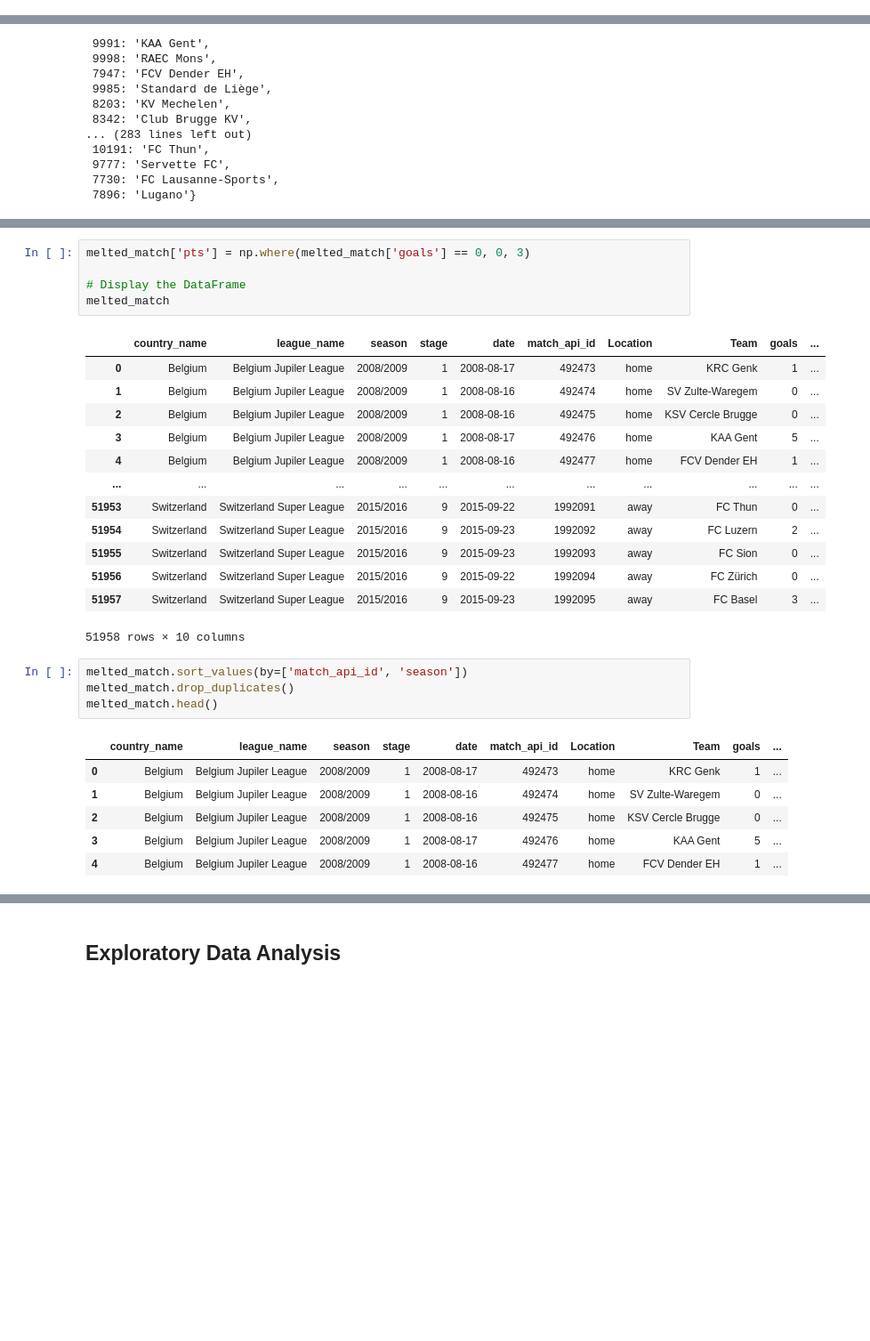
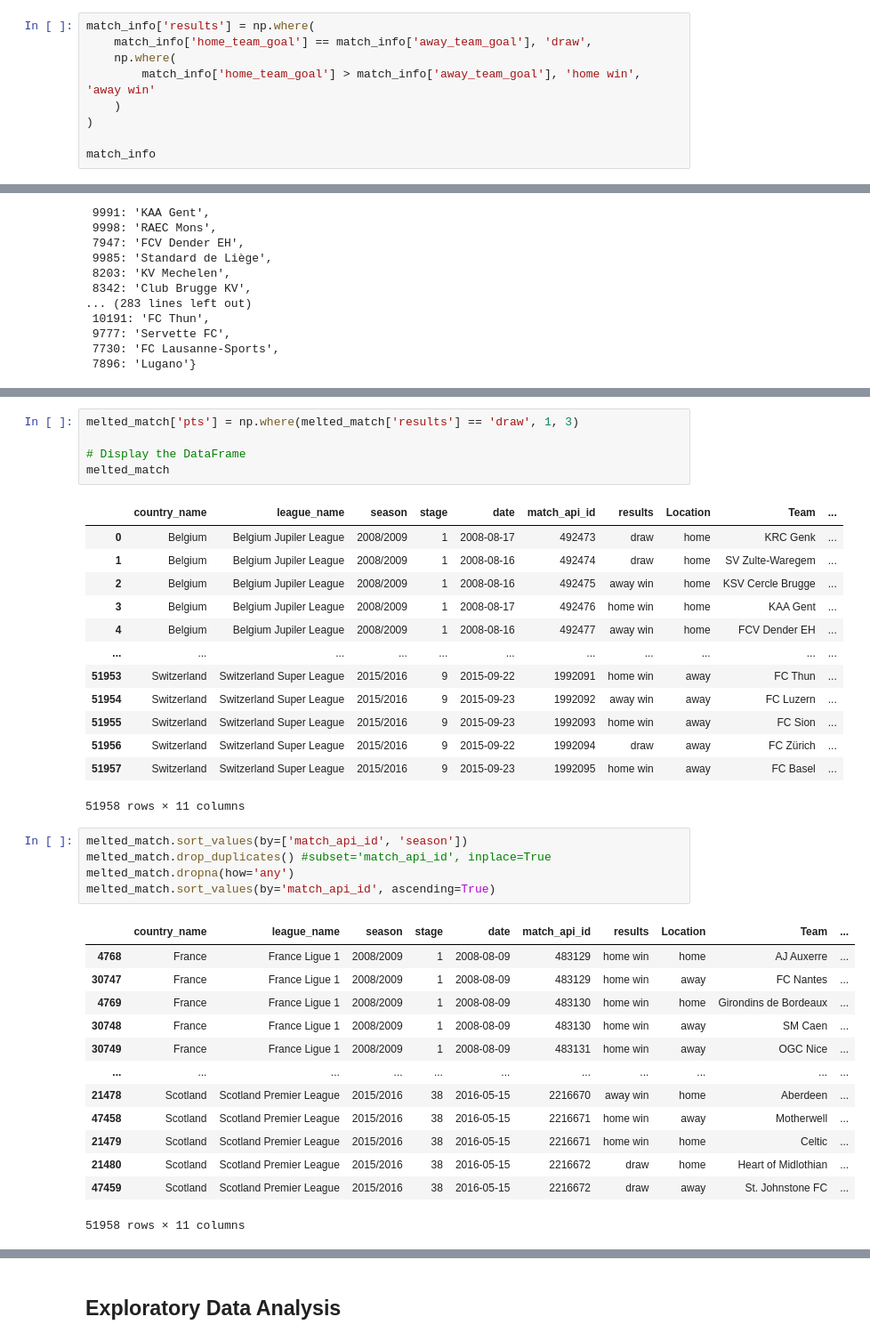
Before and after one commit to Daviedavie100/Investigating_dataset_project, a Jupyter notebook: Investigate_a_Dataset.ipynb, the cells around one changed output, grey strips where cells are left out. Shown at 89% size. Drawn from its saved outputs; the diff is of its cells as text; blank space fills up the shorter version.

```diff
--- a/Investigate_a_Dataset.ipynb
+++ b/Investigate_a_Dataset.ipynb
@@ -1103,3 +1103,12 @@ match_info
 | 25977 | 24558 | 24558 | 2015/2016 | 9 | 2015-09-22 | 1992094 | 7896 | 10243 | ... |
 | 25978 | 24558 | 24558 | 2015/2016 | 9 | 2015-09-23 | 1992095 | 10192 | 9931 | ... |
 25979 rows × 10 columns
+# %%
+match_info['results'] = np.where(
+    match_info['home_team_goal'] == match_info['away_team_goal'], 'draw',
+    np.where(
+        match_info['home_team_goal'] > match_info['away_team_goal'], 'home win', 'away win'
+    )
+)
+
+match_info
@@ -1222,30 +1273,38 @@ melted_match.head()
 # %%
-melted_match['pts'] = np.where(melted_match['goals'] == 0, 0, 3)
+melted_match['pts'] = np.where(melted_match['results'] == 'draw', 1, 3)
 
 # Display the DataFrame
 melted_match
 # %% [output]
-|  | country_name | league_name | season | stage | date | match_api_id | Location | Team | goals | ... |
-| 0 | Belgium | Belgium Jupiler League | 2008/2009 | 1 | 2008-08-17 | 492473 | home | KRC Genk | 1 | ... |
-| 1 | Belgium | Belgium Jupiler League | 2008/2009 | 1 | 2008-08-16 | 492474 | home | SV Zulte-Waregem | 0 | ... |
-| 2 | Belgium | Belgium Jupiler League | 2008/2009 | 1 | 2008-08-16 | 492475 | home | KSV Cercle Brugge | 0 | ... |
-| 3 | Belgium | Belgium Jupiler League | 2008/2009 | 1 | 2008-08-17 | 492476 | home | KAA Gent | 5 | ... |
-| 4 | Belgium | Belgium Jupiler League | 2008/2009 | 1 | 2008-08-16 | 492477 | home | FCV Dender EH | 1 | ... |
+|  | country_name | league_name | season | stage | date | match_api_id | results | Location | Team | ... |
+| 0 | Belgium | Belgium Jupiler League | 2008/2009 | 1 | 2008-08-17 | 492473 | draw | home | KRC Genk | ... |
+| 1 | Belgium | Belgium Jupiler League | 2008/2009 | 1 | 2008-08-16 | 492474 | draw | home | SV Zulte-Waregem | ... |
+| 2 | Belgium | Belgium Jupiler League | 2008/2009 | 1 | 2008-08-16 | 492475 | away win | home | KSV Cercle Brugge | ... |
+| 3 | Belgium | Belgium Jupiler League | 2008/2009 | 1 | 2008-08-17 | 492476 | home win | home | KAA Gent | ... |
+| 4 | Belgium | Belgium Jupiler League | 2008/2009 | 1 | 2008-08-16 | 492477 | away win | home | FCV Dender EH | ... |
 | ... | ... | ... | ... | ... | ... | ... | ... | ... | ... | ... |
-| 51953 | Switzerland | Switzerland Super League | 2015/2016 | 9 | 2015-09-22 | 1992091 | away | FC Thun | 0 | ... |
-| 51954 | Switzerland | Switzerland Super League | 2015/2016 | 9 | 2015-09-23 | 1992092 | away | FC Luzern | 2 | ... |
-| 51955 | Switzerland | Switzerland Super League | 2015/2016 | 9 | 2015-09-23 | 1992093 | away | FC Sion | 0 | ... |
-| 51956 | Switzerland | Switzerland Super League | 2015/2016 | 9 | 2015-09-22 | 1992094 | away | FC Zürich | 0 | ... |
-| 51957 | Switzerland | Switzerland Super League | 2015/2016 | 9 | 2015-09-23 | 1992095 | away | FC Basel | 3 | ... |
+| 51953 | Switzerland | Switzerland Super League | 2015/2016 | 9 | 2015-09-22 | 1992091 | home win | away | FC Thun | ... |
+| 51954 | Switzerland | Switzerland Super League | 2015/2016 | 9 | 2015-09-23 | 1992092 | away win | away | FC Luzern | ... |
+| 51955 | Switzerland | Switzerland Super League | 2015/2016 | 9 | 2015-09-23 | 1992093 | home win | away | FC Sion | ... |
+| 51956 | Switzerland | Switzerland Super League | 2015/2016 | 9 | 2015-09-22 | 1992094 | draw | away | FC Zürich | ... |
+| 51957 | Switzerland | Switzerland Super League | 2015/2016 | 9 | 2015-09-23 | 1992095 | home win | away | FC Basel | ... |
-51958 rows × 10 columns
+51958 rows × 11 columns
 # %%
 melted_match.sort_values(by=['match_api_id', 'season'])
-melted_match.drop_duplicates()
-melted_match.head()
+melted_match.drop_duplicates() #subset='match_api_id', inplace=True
+melted_match.dropna(how='any')
+melted_match.sort_values(by='match_api_id', ascending=True)
 # %% [output]
-|  | country_name | league_name | season | stage | date | match_api_id | Location | Team | goals | ... |
-| 0 | Belgium | Belgium Jupiler League | 2008/2009 | 1 | 2008-08-17 | 492473 | home | KRC Genk | 1 | ... |
-| 1 | Belgium | Belgium Jupiler League | 2008/2009 | 1 | 2008-08-16 | 492474 | home | SV Zulte-Waregem | 0 | ... |
-| 2 | Belgium | Belgium Jupiler League | 2008/2009 | 1 | 2008-08-16 | 492475 | home | KSV Cercle Brugge | 0 | ... |
-| 3 | Belgium | Belgium Jupiler League | 2008/2009 | 1 | 2008-08-17 | 492476 | home | KAA Gent | 5 | ... |
-| 4 | Belgium | Belgium Jupiler League | 2008/2009 | 1 | 2008-08-16 | 492477 | home | FCV Dender EH | 1 | ... |
+|  | country_name | league_name | season | stage | date | match_api_id | results | Location | Team | ... |
+| 4768 | France | France Ligue 1 | 2008/2009 | 1 | 2008-08-09 | 483129 | home win | home | AJ Auxerre | ... |
+| 30747 | France | France Ligue 1 | 2008/2009 | 1 | 2008-08-09 | 483129 | home win | away | FC Nantes | ... |
+| 4769 | France | France Ligue 1 | 2008/2009 | 1 | 2008-08-09 | 483130 | home win | home | Girondins de Bordeaux | ... |
+| 30748 | France | France Ligue 1 | 2008/2009 | 1 | 2008-08-09 | 483130 | home win | away | SM Caen | ... |
+| 30749 | France | France Ligue 1 | 2008/2009 | 1 | 2008-08-09 | 483131 | home win | away | OGC Nice | ... |
+| ... | ... | ... | ... | ... | ... | ... | ... | ... | ... | ... |
+| 21478 | Scotland | Scotland Premier League | 2015/2016 | 38 | 2016-05-15 | 2216670 | away win | home | Aberdeen | ... |
+| 47458 | Scotland | Scotland Premier League | 2015/2016 | 38 | 2016-05-15 | 2216671 | home win | away | Motherwell | ... |
+| 21479 | Scotland | Scotland Premier League | 2015/2016 | 38 | 2016-05-15 | 2216671 | home win | home | Celtic | ... |
+| 21480 | Scotland | Scotland Premier League | 2015/2016 | 38 | 2016-05-15 | 2216672 | draw | home | Heart of Midlothian | ... |
+| 47459 | Scotland | Scotland Premier League | 2015/2016 | 38 | 2016-05-15 | 2216672 | draw | away | St. Johnstone FC | ... |
+51958 rows × 11 columns
```
Also changed, not shown: parts of 22 cells of this notebook.
